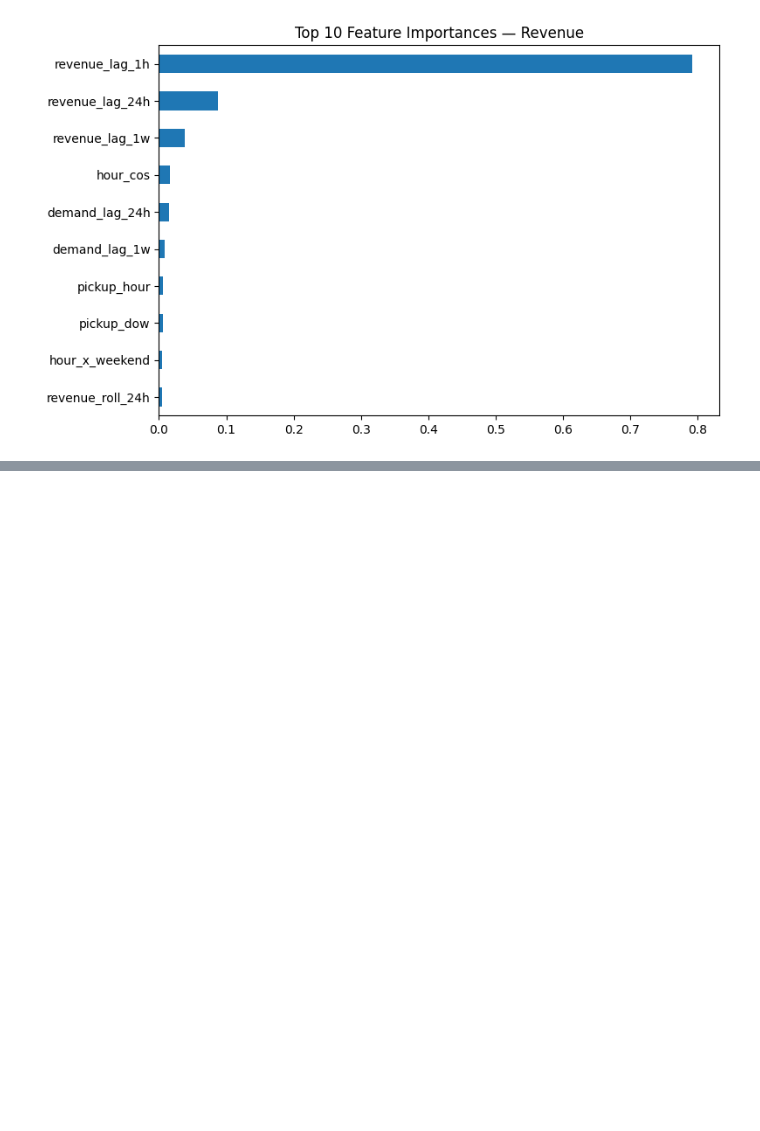
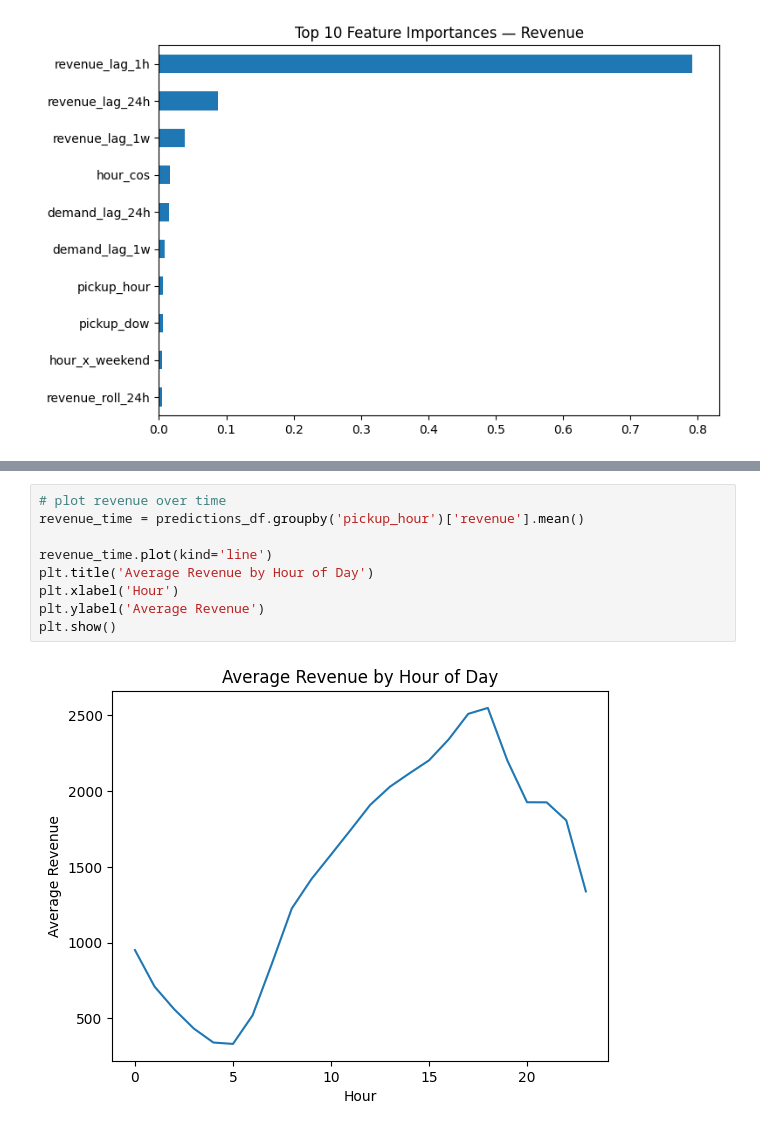
Before and after one commit to kaleater22/ID5059_Group_Project, a Jupyter notebook: ID5059 Group Project.ipynb, the cells around one changed output, grey strips where cells are left out. Saved outputs shown, nothing was run; the diff lists cells and outputs as text; blank space fills up the shorter version.

```diff
--- a/ID5059 Group Project.ipynb
+++ b/ID5059 Group Project.ipynb
@@ -1276,0 +1321,11 @@ plt.show()
+# %%
+# plot revenue over time
+revenue_time = predictions_df.groupby('pickup_hour')['revenue'].mean()
+
+revenue_time.plot(kind='line')
+plt.title('Average Revenue by Hour of Day')
+plt.xlabel('Hour')
+plt.ylabel('Average Revenue')
+plt.show()
+# %% [output]
+[figure, added]
```
Also changed, not shown: parts of 17 cells of this notebook, 1 other file.
